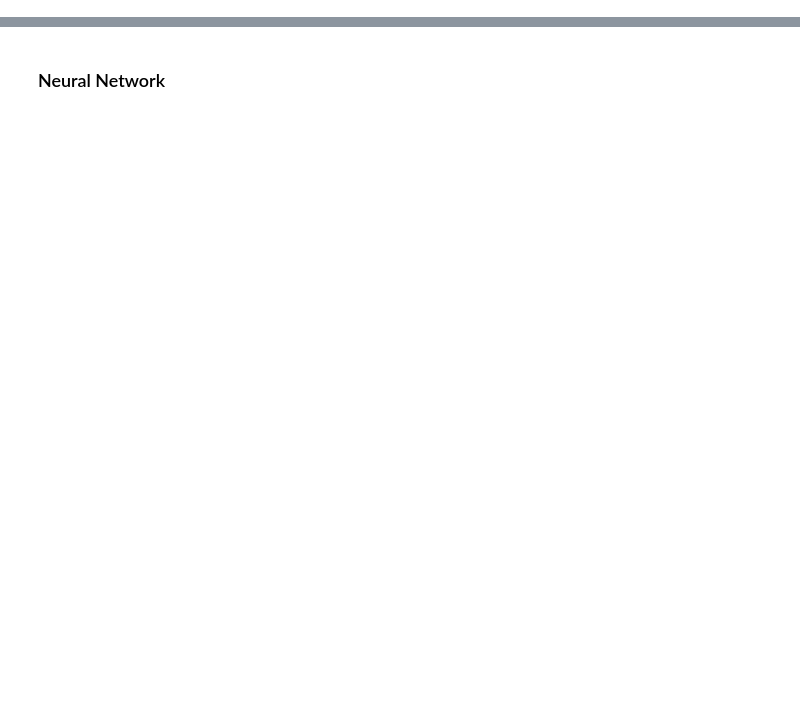
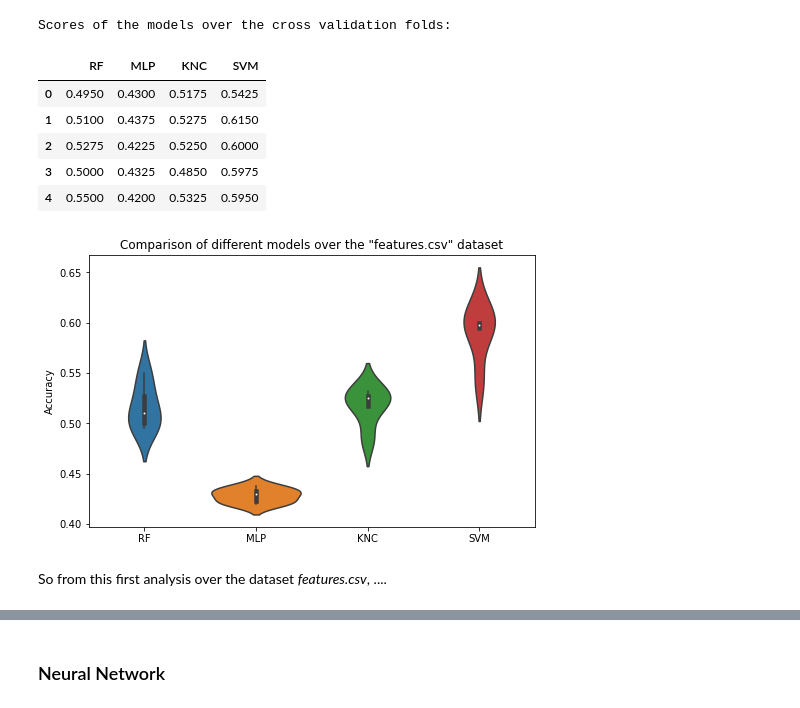
Before and after one commit to MattiaPujatti/Environmental-Sound-Classification, a Jupyter notebook: Feature_Classification.ipynb, the cells around one changed output, grey strips where cells are left out. Saved outputs shown, nothing was run; the diff lists cells and outputs as text; code cells hidden in the pictures; blank space fills up the shorter version.

```diff
--- a/Feature_Classification.ipynb
+++ b/Feature_Classification.ipynb
@@ -710,0 +354,4 @@ Average final accuracy estimated: 64.55%
+# %%
+# RandomForest underperform with One Hot Encoding, so you need to change to LabelEncoder
+rf_cc = ClipsClassifier(dataset = features).Setup_Classifier(encoder_method='label', verbose=2)
+rf_cc.Run_Nested_Cross_Validation(model = RandomForestClassifier(), parameters = params_RF)
@@ -710,0 +371,3 @@ Average final accuracy estimated: 64.55%
+# %%
+mlp_cc = ClipsClassifier(dataset = features).Setup_Classifier(verbose=2)
+mlp_cc.Run_Nested_Cross_Validation(model = MLPClassifier(), parameters = params_MLP)
@@ -710,0 +387,3 @@ Average final accuracy estimated: 64.55%
+# %%
+knc_cc = ClipsClassifier(dataset = features).Setup_Classifier(verbose=2)
+knc_cc.Run_Nested_Cross_Validation(model = KNeighborsClassifier(), parameters = params_KNC)
@@ -710,0 +403,4 @@ Average final accuracy estimated: 64.55%
+# %%
+# SVM doesn't work with One Hot Encoding, so you need to change to LabelEncoder
+svm_cc = ClipsClassifier(dataset = features).Setup_Classifier(encoder_method='label', verbose=2)
+svm_cc.Run_Nested_Cross_Validation(model = SVC(), parameters = params_SVM)
@@ -710,0 +420,24 @@ Average final accuracy estimated: 64.55%
+# %%
+features_accuracies_df = pd.DataFrame()
+features_accuracies_df['RF']  =  rf_cc.nested_scores
+features_accuracies_df['MLP'] = mlp_cc.nested_scores
+features_accuracies_df['KNC'] = knc_cc.nested_scores
+features_accuracies_df['SVM'] = svm_cc.nested_scores
+print('Scores of the models over the cross validation folds:')
+display(features_accuracies_df)
+
+fig, ax = plt.subplots(1, 1, figsize=(8,5))
+sns.violinplot(data=features_accuracies_df, ax=ax)
+ax.set_ylabel('Accuracy')
+ax.set_title('Comparison of different models over the "features.csv" dataset');
+# %% [output]
+Scores of the models over the cross validation folds:
+|  | RF | MLP | KNC | SVM |
+| 0 | 0.4950 | 0.4300 | 0.5175 | 0.5425 |
+| 1 | 0.5100 | 0.4375 | 0.5275 | 0.6150 |
+| 2 | 0.5275 | 0.4225 | 0.5250 | 0.6000 |
+| 3 | 0.5000 | 0.4325 | 0.4850 | 0.5975 |
+| 4 | 0.5500 | 0.4200 | 0.5325 | 0.5950 |
+[figure, added]
+# %% [markdown]
+So from this first analysis over the dataset _features.csv_, ....
```
Also changed, not shown: parts of 67 cells of this notebook, 2 other files.
